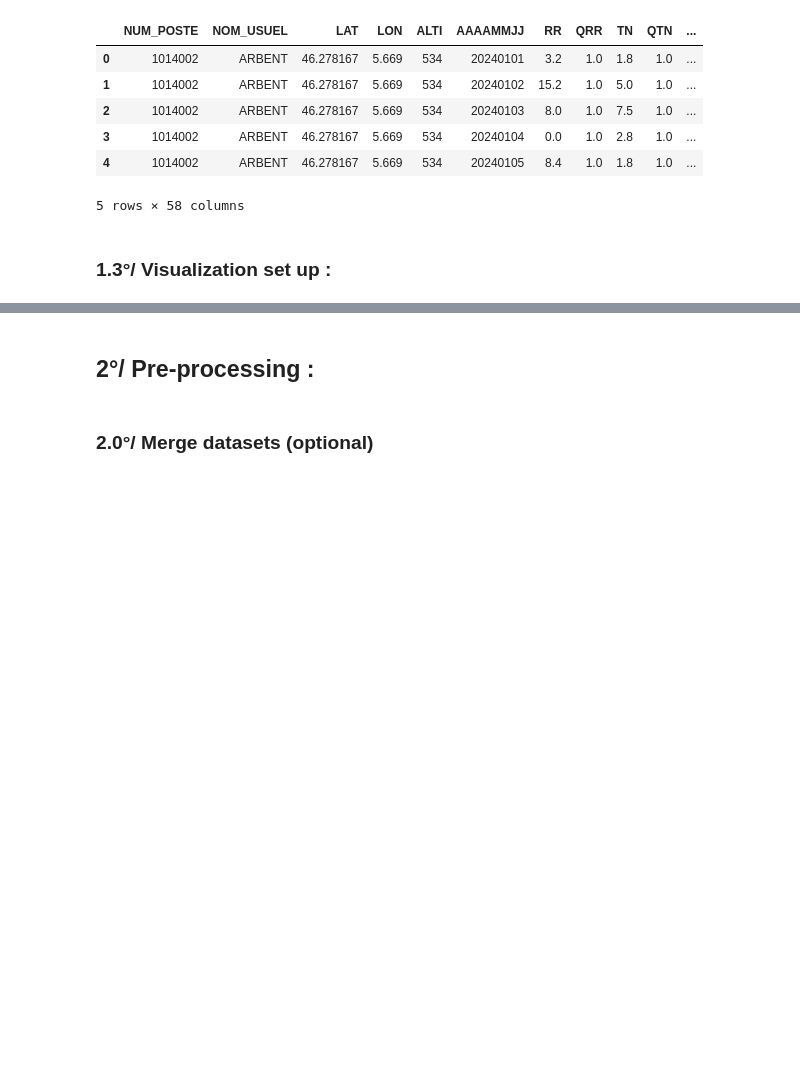
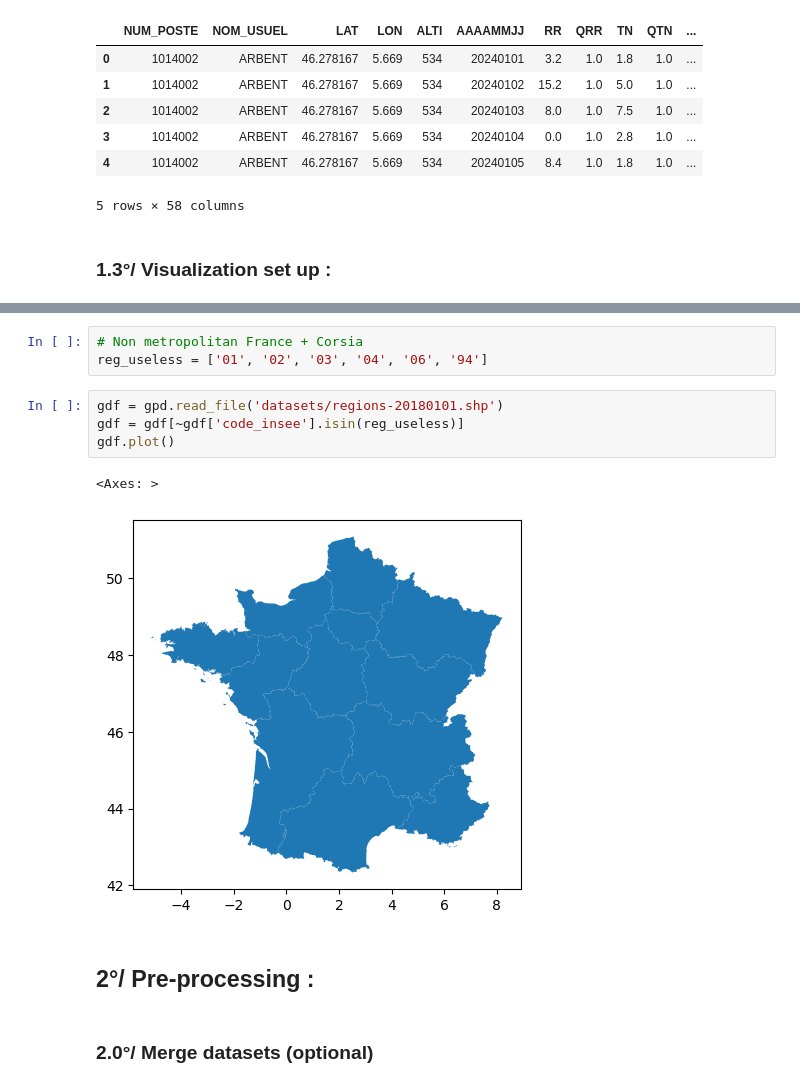
Before and after one commit to Nohalito/Weather-prediction, a Jupyter notebook: Predictive methods notebook.ipynb, the cells around one changed output, grey strips where cells are left out. Saved outputs shown, nothing was run; the diff lists cells and outputs as text; blank space fills up the shorter version.

```diff
--- a/Predictive methods notebook.ipynb
+++ b/Predictive methods notebook.ipynb
@@ -346,3 +354,13 @@ import geopandas
+# %%
+# Non metropolitan France + Corsia
+reg_useless = ['01', '02', '03', '04', '06', '94']
+# %%
+gdf = gpd.read_file('datasets/regions-20180101.shp')
+gdf = gdf[~gdf['code_insee'].isin(reg_useless)]
+gdf.plot()
+# %% [output]
+<Axes: >
+[figure, added]
 # %% [markdown]
 ## 2°/ Pre-processing :
 # %% [markdown]
```
Also changed, not shown: parts of 2 cells of this notebook, 8 other files.
